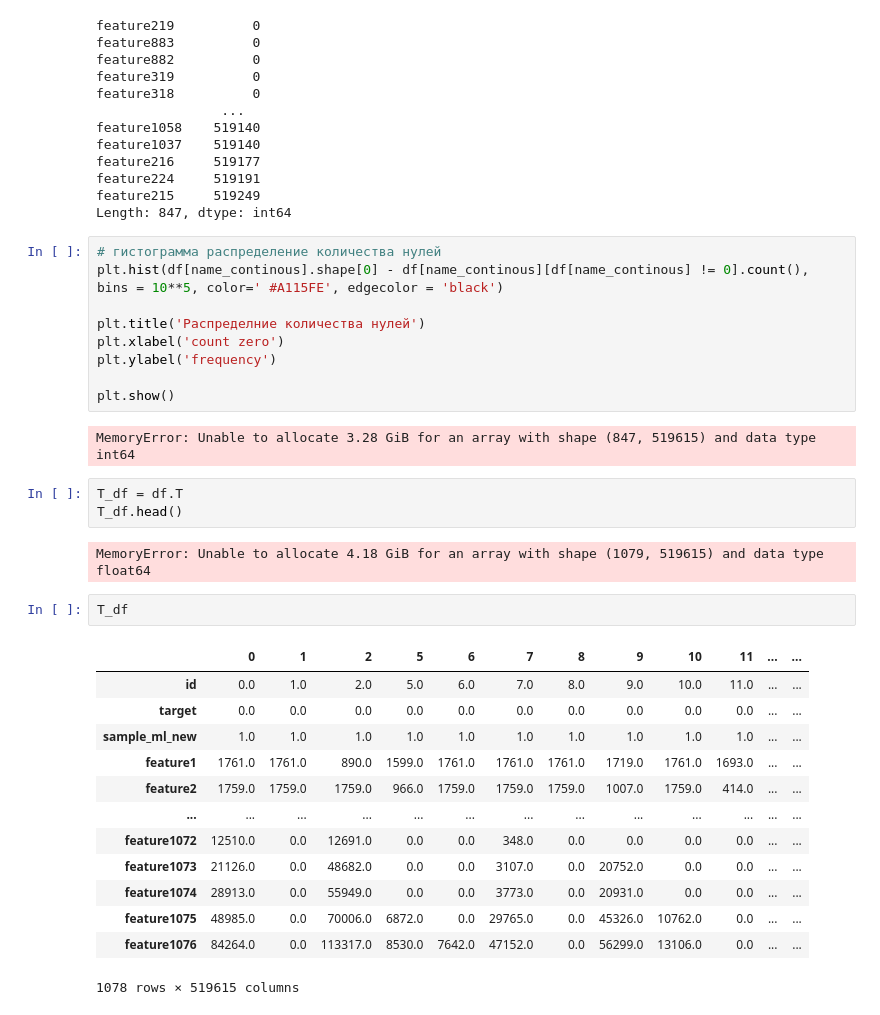
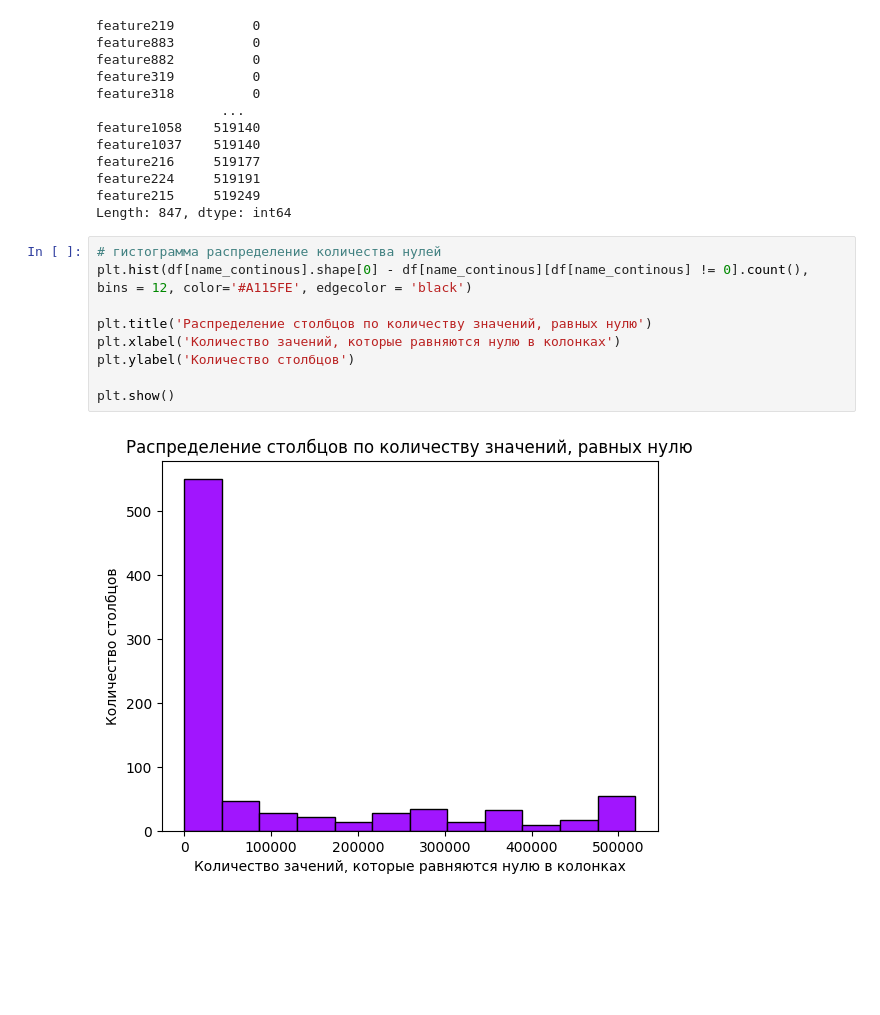
Before and after one commit to REU-DS-CLUB/purple_hack, a Jupyter notebook: EDA_Maria.ipynb, the cells around one changed output. Cells and saved outputs as stored; diff of their text form; blank space fills up the shorter version.

```diff
--- a/EDA_Maria.ipynb
+++ b/EDA_Maria.ipynb
@@ -92,33 +107,12 @@ feature215     519249
 Length: 847, dtype: int64
 # %%
 # гистограмма распределение количества нулей
-plt.hist(df[name_continous].shape[0] - df[name_continous][df[name_continous] != 0].count(), bins = 10**5, color=' #A115FE', edgecolor = 'black')
+plt.hist(df[name_continous].shape[0] - df[name_continous][df[name_continous] != 0].count(), bins = 12, color='#A115FE', edgecolor = 'black')
 
-plt.title('Распределние количества нулей')
-plt.xlabel('count zero')
-plt.ylabel('frequency')
+plt.title('Распределение столбцов по количеству значений, равных нулю')
+plt.xlabel('Количество зачений, которые равняются нулю в колонках')
+plt.ylabel('Количество столбцов')
 
 plt.show()
 # %% [output]
-MemoryError: Unable to allocate 3.28 GiB for an array with shape (847, 519615) and data type int64
+[figure, added]
-# %%
-T_df = df.T
-T_df.head()
-# %% [output]
-MemoryError: Unable to allocate 4.18 GiB for an array with shape (1079, 519615) and data type float64
-# %%
-T_df
-# %% [output]
-|  | 0 | 1 | 2 | 5 | 6 | 7 | 8 | 9 | 10 | 11 | ... | ... |
-| id | 0.0 | 1.0 | 2.0 | 5.0 | 6.0 | 7.0 | 8.0 | 9.0 | 10.0 | 11.0 | ... | ... |
-| target | 0.0 | 0.0 | 0.0 | 0.0 | 0.0 | 0.0 | 0.0 | 0.0 | 0.0 | 0.0 | ... | ... |
-| sample_ml_new | 1.0 | 1.0 | 1.0 | 1.0 | 1.0 | 1.0 | 1.0 | 1.0 | 1.0 | 1.0 | ... | ... |
-| feature1 | 1761.0 | 1761.0 | 890.0 | 1599.0 | 1761.0 | 1761.0 | 1761.0 | 1719.0 | 1761.0 | 1693.0 | ... | ... |
-| feature2 | 1759.0 | 1759.0 | 1759.0 | 966.0 | 1759.0 | 1759.0 | 1759.0 | 1007.0 | 1759.0 | 414.0 | ... | ... |
-| ... | ... | ... | ... | ... | ... | ... | ... | ... | ... | ... | ... | ... |
-| feature1072 | 12510.0 | 0.0 | 12691.0 | 0.0 | 0.0 | 348.0 | 0.0 | 0.0 | 0.0 | 0.0 | ... | ... |
-| feature1073 | 21126.0 | 0.0 | 48682.0 | 0.0 | 0.0 | 3107.0 | 0.0 | 20752.0 | 0.0 | 0.0 | ... | ... |
-| feature1074 | 28913.0 | 0.0 | 55949.0 | 0.0 | 0.0 | 3773.0 | 0.0 | 20931.0 | 0.0 | 0.0 | ... | ... |
-| feature1075 | 48985.0 | 0.0 | 70006.0 | 6872.0 | 0.0 | 29765.0 | 0.0 | 45326.0 | 10762.0 | 0.0 | ... | ... |
-| feature1076 | 84264.0 | 0.0 | 113317.0 | 8530.0 | 7642.0 | 47152.0 | 0.0 | 56299.0 | 13106.0 | 0.0 | ... | ... |
-1078 rows × 519615 columns
```
Also changed, not shown: parts of 2 cells of this notebook.
